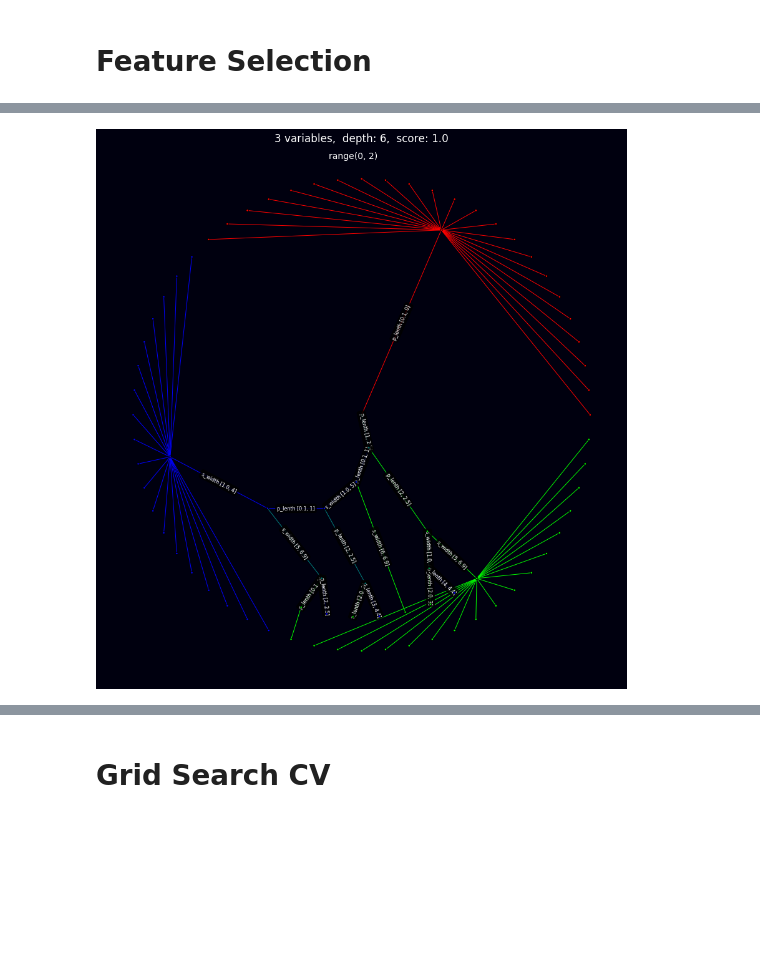
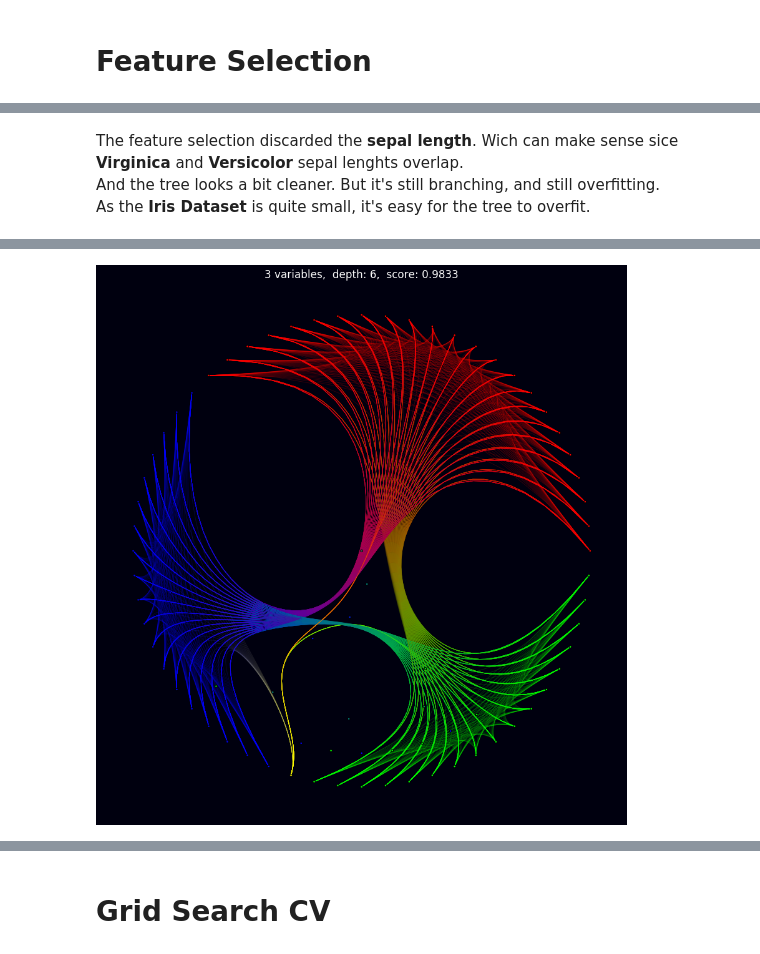
Before and after one commit to poctaviano/radtree, a Jupyter notebook: notebooks/Iris.ipynb, the cells around one changed output, grey strips where cells are left out. Saved outputs shown, nothing was run; the diff lists cells and outputs as text; code cells hidden in the pictures; blank space fills up the shorter version.

```diff
--- a/notebooks/Iris.ipynb
+++ b/notebooks/Iris.ipynb
@@ -68,7 +99,7 @@ DecisionTreeClassifier(class_weight=None, criterion='gini', max_depth=None,
+# %% [markdown]
+The feature selection discarded the **sepal length**. Wich can make sense sice **Virginica** and **Versicolor** sepal lenghts overlap.
+And the tree looks a bit cleaner. But it's still branching, and still overfitting.
+As the **Iris Dataset** is quite small, it's easy for the tree to overfit.
 # %%
-radtree.plot_radial(dtree, X=X_test[:,sel_features], Y=y_test,
-                    random_seed=42,
-                    edges_labels=['s_lenth','s_width', 'p_lenth'],
-                    l_alpha=.2, l_width=1
-                   )
+radtree.plot_radial(dtree, X=X_test[:,sel_features], Y=y_test, smooth_d=8, l_alpha=.2, l_width=1, random_state=random_state)
 # %% [output]
@@ -75 +107 @@ radtree.plot_radial(dtree, X=X_test[:,sel_features], Y=y_test,
-[figure, old version]
+[figure, new version]
```
Also changed, not shown: parts of 22 cells of this notebook, 4 other files.
